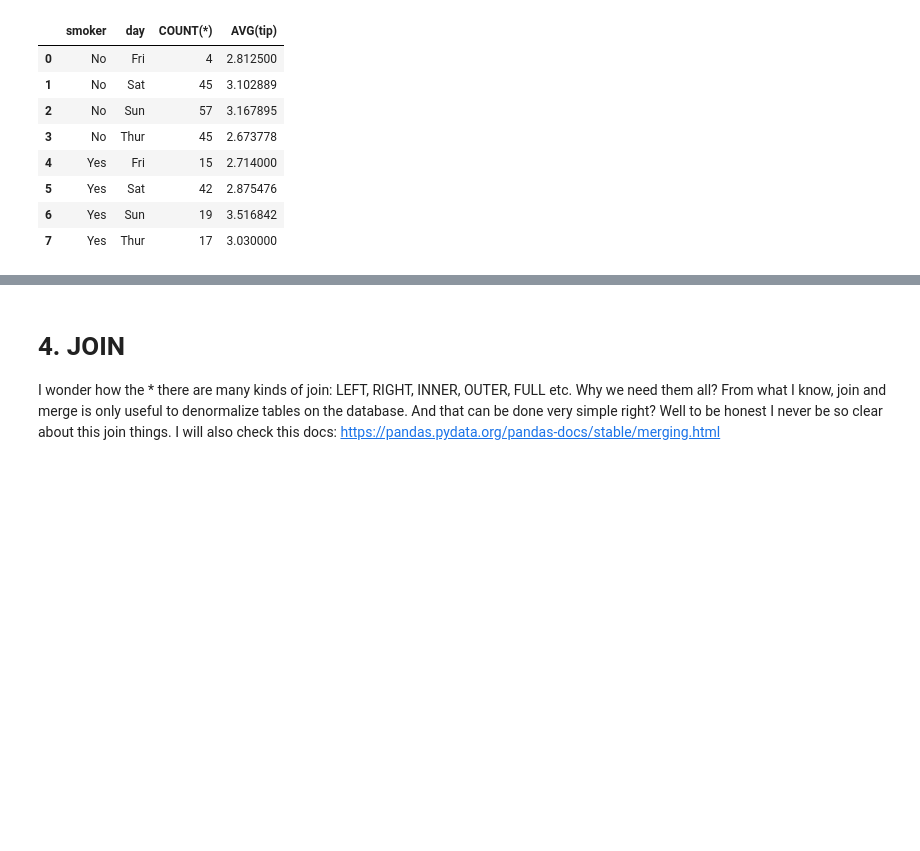
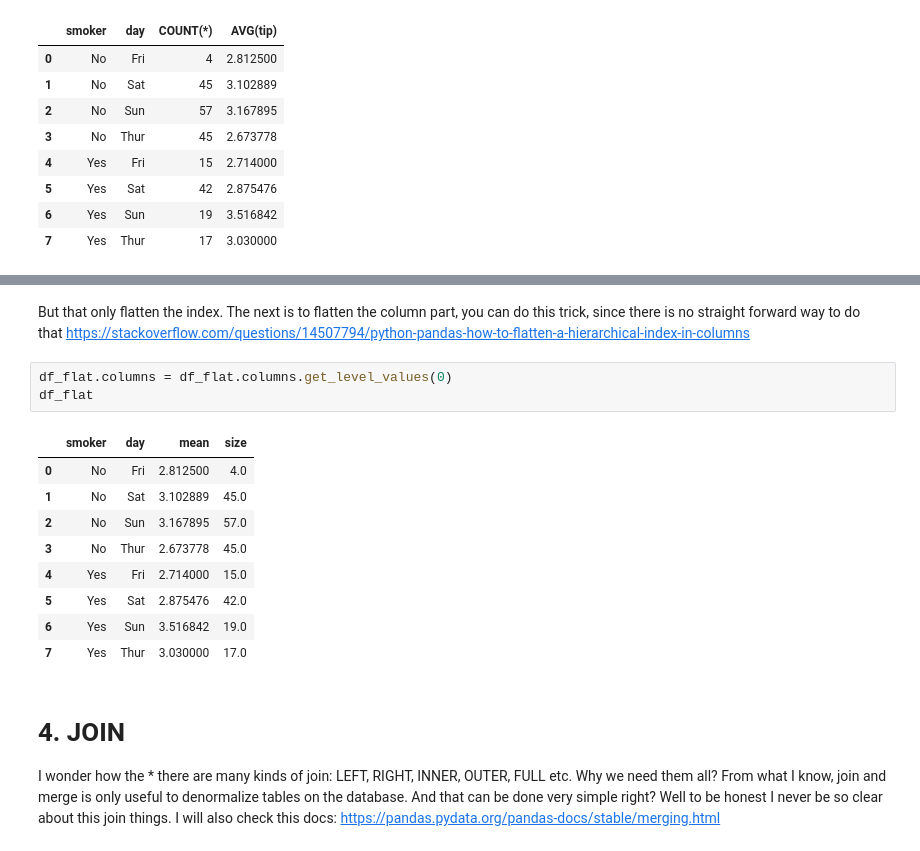
Before and after one commit to philogynic/notebooks, a Jupyter notebook: SQL.ipynb, the cells around one changed output, grey strips where cells are left out. Cells and saved outputs as stored; diff of their text form; blank space fills up the shorter version.

```diff
--- a/SQL.ipynb
+++ b/SQL.ipynb
@@ -314,3 +392,18 @@ Hope this help. PLs give me a job.
+# %% [markdown]
+But that only flatten the index. The next is to flatten the column part, you can do this trick, since there is no straight forward way to do that https://stackoverflow.com/questions/14507794/python-pandas-how-to-flatten-a-hierarchical-index-in-columns
+# %%
+df_flat.columns = df_flat.columns.get_level_values(0)
+df_flat
+# %% [output]
+|  | smoker | day | mean | size |
+| 0 | No | Fri | 2.812500 | 4.0 |
+| 1 | No | Sat | 3.102889 | 45.0 |
+| 2 | No | Sun | 3.167895 | 57.0 |
+| 3 | No | Thur | 2.673778 | 45.0 |
+| 4 | Yes | Fri | 2.714000 | 15.0 |
+| 5 | Yes | Sat | 2.875476 | 42.0 |
+| 6 | Yes | Sun | 3.516842 | 19.0 |
+| 7 | Yes | Thur | 3.030000 | 17.0 |
 # %% [markdown]
 # 4. JOIN
 
```
Also changed, not shown: parts of 22 cells of this notebook, 7 other files.
